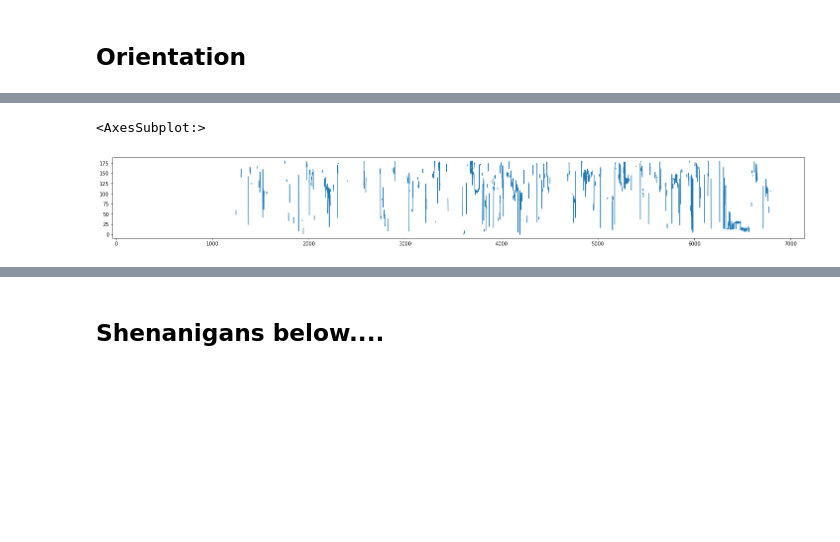
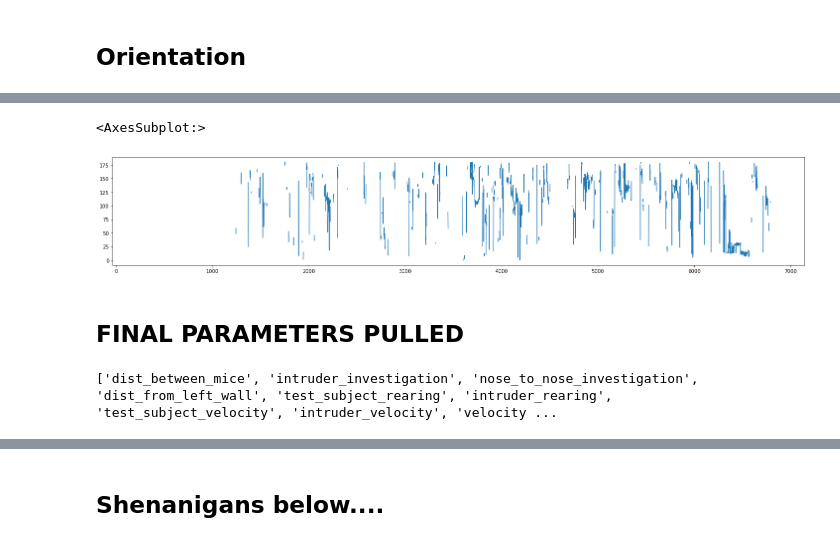
Before and after one commit to BAYESandBRAINS/deep_lab_cut, a Jupyter notebook: organize_data_one_sub.ipynb, the cells around one changed output, grey strips where cells are left out. Saved outputs shown, nothing was run; the diff lists cells and outputs as text; code cells hidden in the pictures; blank space fills up the shorter version.

```diff
--- a/organize_data_one_sub.ipynb
+++ b/organize_data_one_sub.ipynb
@@ -231,5 +278,17 @@ theta = get_test_orientation_to_intruder(sample_data)
 # %%
-theta['orientation_to_intruder'].plot.line(figsize = (25, 3))
+theta['orientation_to_intruder'].plot.line(figsize = (25, 4))
 # %% [output]
 <AxesSubplot:>
-[figure, old version]
+[figure, new version]
+# %% [markdown]
+## FINAL PARAMETERS PULLED
+# %%
+features_extracted = ['dist_between_mice', 'intruder_investigation',
+              'nose_to_nose_investigation', 'dist_from_left_wall',
+              'test_subject_rearing', 'intruder_rearing',
+              'test_subject_velocity', 'intruder_velocity',
+              'velocity_between_mice', 'orientation_to_intruder']
+
+print(features_extracted)
+# %% [output]
+['dist_between_mice', 'intruder_investigation', 'nose_to_nose_investigation', 'dist_from_left_wall', 'test_subject_rearing', 'intruder_rearing', 'test_subject_velocity', 'intruder_velocity', 'velocity ...
```
Also changed, not shown: parts of 16 cells of this notebook, 3 other files.
